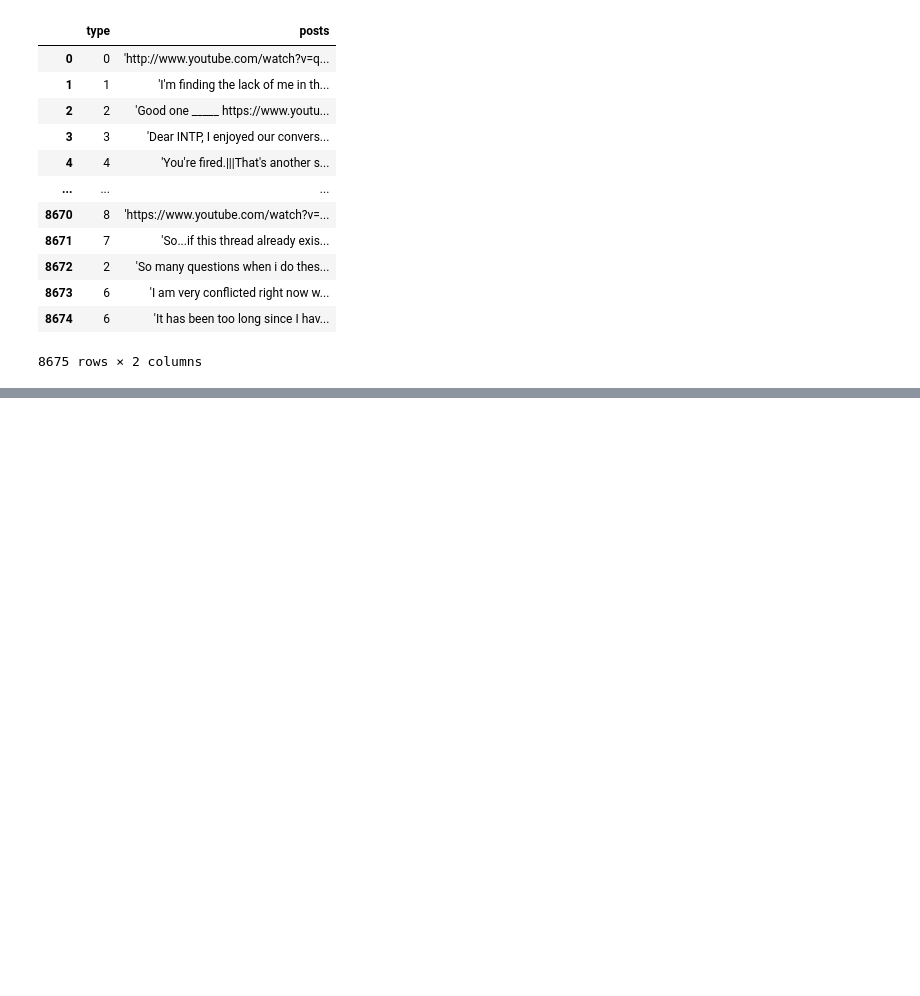
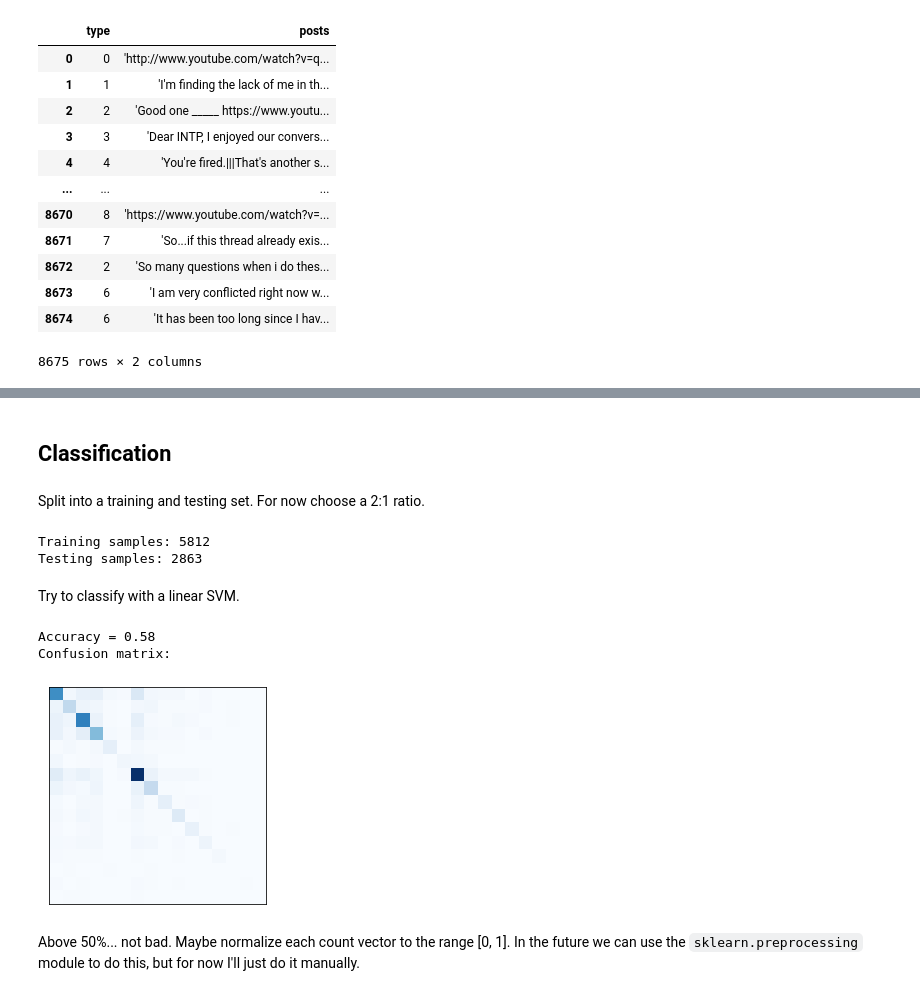
Before and after one commit to jordanlarmstrong/playground, a Jupyter notebook: test_notebook.ipynb, the cells around one changed output, grey strips where cells are left out. Cells and saved outputs as stored; diff of their text form; code cells hidden in the pictures; blank space fills up the shorter version.

Commit message:
Try classification with SVM

```diff
--- a/test_notebook.ipynb
+++ b/test_notebook.ipynb
@@ -97,0 +101,6 @@ data
+# %%
+vectorizer = CountVectorizer(input='content')
+X = vectorizer.fit_transform(list(data['posts']))
+X = X.toarray()
+Xdf = pd.DataFrame(X, columns=list(vectorizer.vocabulary_.keys()))
+Xdf
@@ -97,0 +174,33 @@ data
+# %% [markdown]
+## Classification
+# %% [markdown]
+Split into a training and testing set. For now choose a 2:1 ratio.
+# %%
+y = data['type'].values
+X_train, X_test, y_train, y_test = train_test_split(X, y, test_size=0.33, random_state=42)
+print('Training samples: {}'.format(len(y_train)))
+print('Testing samples: {}'.format(len(y_test)))
+# %% [output]
+Training samples: 5812
+Testing samples: 2863
+# %% [markdown]
+Try to classify with a linear SVM.
+# %%
+clf = svm.LinearSVC()
+# %%
+clf.fit(X_train, y_train)
+y_pred = clf.predict(X_test)
+print('Accuracy = {:.2f}'.format(accuracy_score(y_test, y_pred)))
+
+cm = confusion_matrix(y_test, y_pred)
+print('Confusion matrix:')
+fig, ax = plt.subplots()
+ax.imshow(cm, cmap='Blues')
+ax.set_xticks([])
+ax.set_yticks([]);
+# %% [output]
+Accuracy = 0.58
+Confusion matrix:
+[figure, added]
+# %% [markdown]
+Above 50%... not bad. Maybe normalize each count vector to the range [0, 1]. In the future we can use the `sklearn.preprocessing` module to do this, but for now I'll just do it manually.
```
Also changed, not shown: parts of 20 cells of this notebook.
